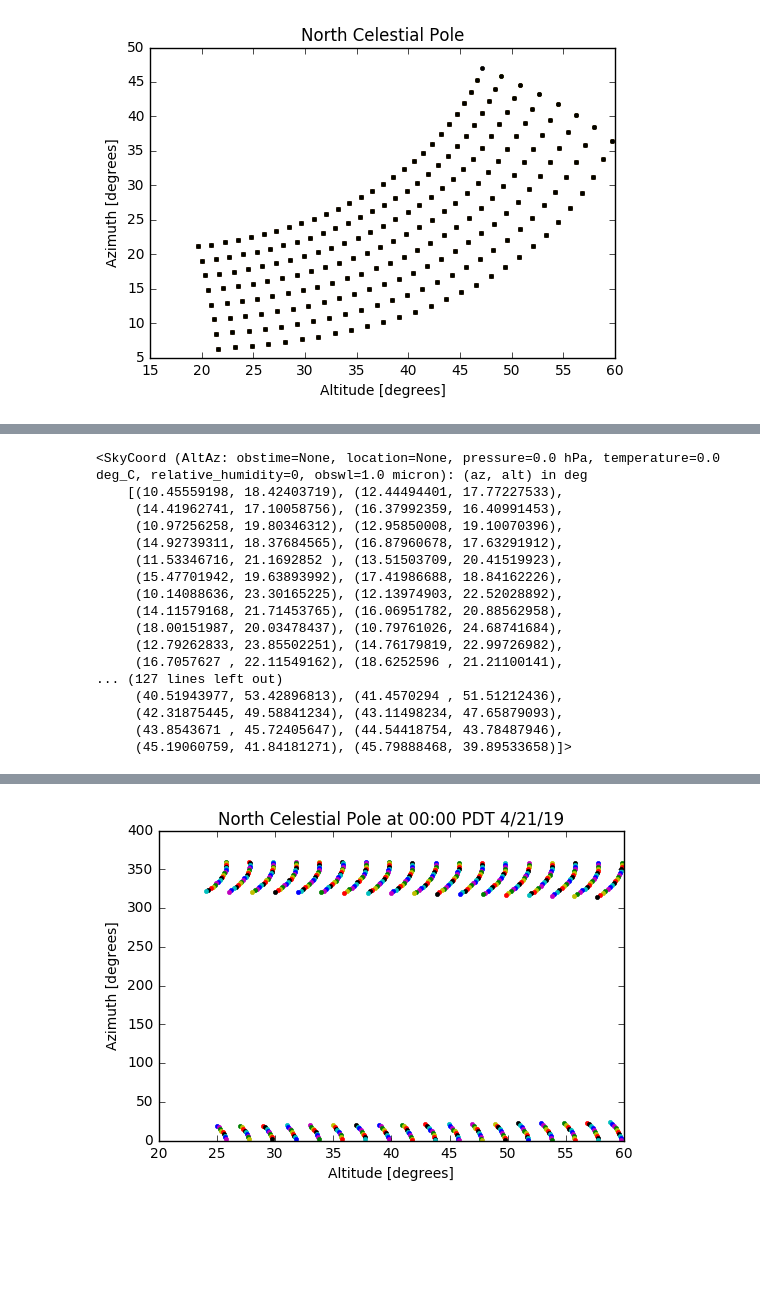
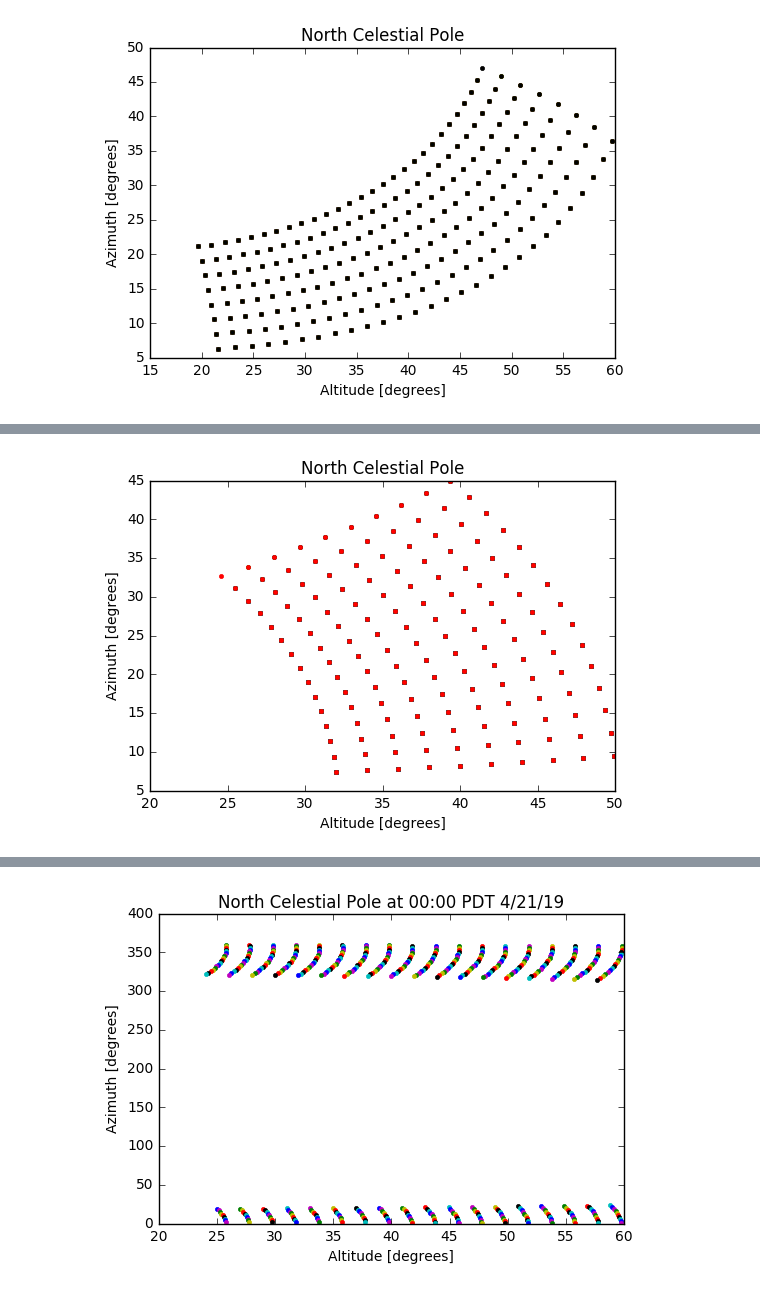
Before and after one commit to gracefujii/Astro-121, a Jupyter notebook: Lab 4 - Coordinates.ipynb, the cells around one changed output, grey strips where cells are left out. Drawn from its saved outputs; the diff is of its cells as text; code cells hidden in the pictures; blank space fills up the shorter version.

```diff
--- a/Lab 4 - Coordinates.ipynb
+++ b/Lab 4 - Coordinates.ipynb
@@ -92,18 +111,27 @@ plt.show()
 # %%
-# Friday, April 19, ~ 4:32 pm
+def ncp_predict(l1, l2, b1, b2, jd):
+    l = np.arange(l1, l2, 2)
+    b = np.arange(b1, b2, 2)
 
-alt_41919 = []
-az_41919 = []
+    ra_dec = []
 
-for i in range(len(ra_dec)):
-    alt, az = ugradio.coord.get_altaz(ra_dec[i][0], ra_dec[i][1], lat=leo.lat, lon=leo.lon, alt=leo.alt, equinox='J2019')
-    alt_41919.append(alt)
-    az_41919.append(az)
-    plt.plot(alt, az, '.')
-    plt.title('North Celestial Pole')
-    plt.xlabel('Altitude [degrees]')
-    plt.ylabel('Azimuth [degrees]')
-plt.show()
+    for i in range(len(l)):
+        for j in range(len(b)):
+            galactic = SkyCoord(l[i], b[j], frame='galactic', unit='deg')
+            icrs = galactic.transform_to('icrs')
+            ra = icrs.ra.degree
+            dec = icrs.dec.degree
+            ra_dec.append([ra, dec])
 
-np.savetxt('altitude-apr19', alt_41919)
-np.savetxt('azimuth-apr19', az_41919)
+    alt = []
+    az = []
+
+    for i in range(len(ra_dec)):
+        alt_, az_ = ugradio.coord.get_altaz(ra_dec[i][0], ra_dec[i][1], jd=jd, lat=leo.lat, lon=leo.lon, alt=leo.alt, equinox='J2019')
+        alt.append(alt_)
+        az.append(az_)
+        plt.plot(alt, az, '.')
+        plt.title('North Celestial Pole')
+        plt.xlabel('Altitude [degrees]')
+        plt.ylabel('Azimuth [degrees]')
+    plt.show()
@@ -134,21 +138,4 @@ plt.show()
-# %%
-c_41919 = SkyCoord(alt=alt_obs_apr19*u.degree, az=az_obs_apr19*u.degree, frame='altaz')
-print(c_41919)
-# %% [output]
-<SkyCoord (AltAz: obstime=None, location=None, pressure=0.0 hPa, temperature=0.0 deg_C, relative_humidity=0, obswl=1.0 micron): (az, alt) in deg
-    [(10.45559198, 18.42403719), (12.44494401, 17.77227533),
-     (14.41962741, 17.10058756), (16.37992359, 16.40991453),
-     (10.97256258, 19.80346312), (12.95850008, 19.10070396),
-     (14.92739311, 18.37684565), (16.87960678, 17.63291912),
-     (11.53346716, 21.1692852 ), (13.51503709, 20.41519923),
-     (15.47701942, 19.63893992), (17.41986688, 18.84162226),
-     (10.14088636, 23.30165225), (12.13974903, 22.52028892),
-     (14.11579168, 21.71453765), (16.06951782, 20.88562958),
-     (18.00151987, 20.03478437), (10.79761026, 24.68741684),
-     (12.79262833, 23.85502251), (14.76179819, 22.99726982),
-     (16.7057627 , 22.11549162), (18.6252596 , 21.21100141),
-... (127 lines left out)
-     (40.51943977, 53.42896813), (41.4570294 , 51.51212436),
-     (42.31875445, 49.58841234), (43.11498234, 47.65879093),
-     (43.8543671 , 45.72405647), (44.54418754, 43.78487946),
-     (45.19060759, 41.84181271), (45.79888468, 39.89533658)]>
+# %%
+ncp_predict(130, 160, 15, 34, jd12) # 12:00 4/25/19
+# %% [output]
+[figure, added]
```
Also changed, not shown: parts of 9 cells of this notebook.
